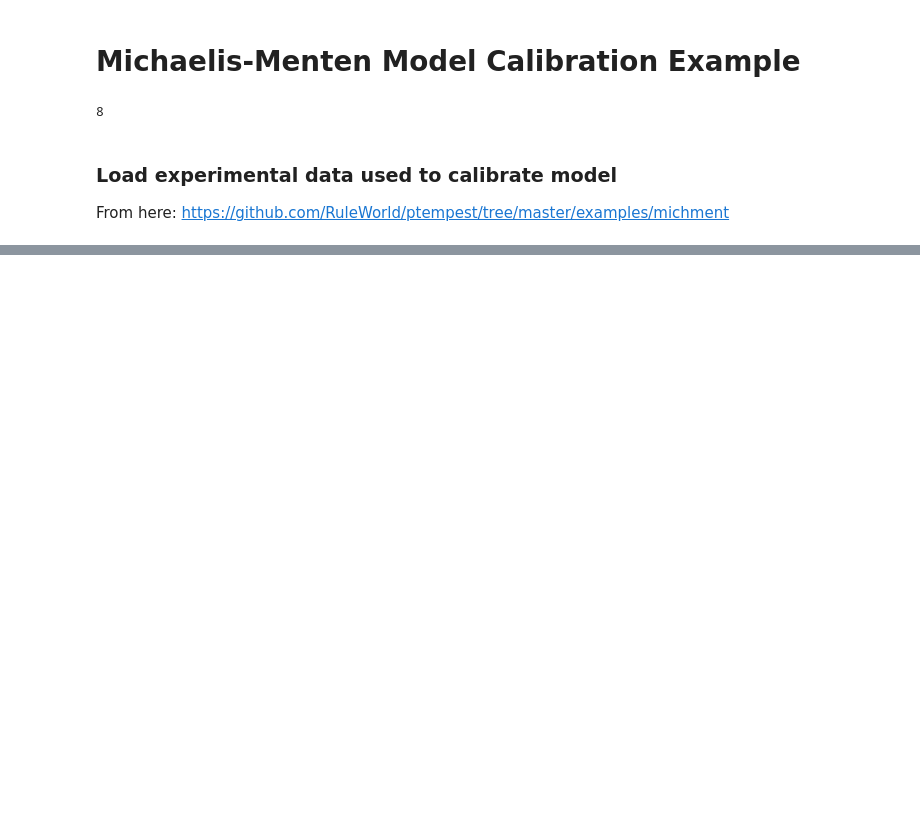
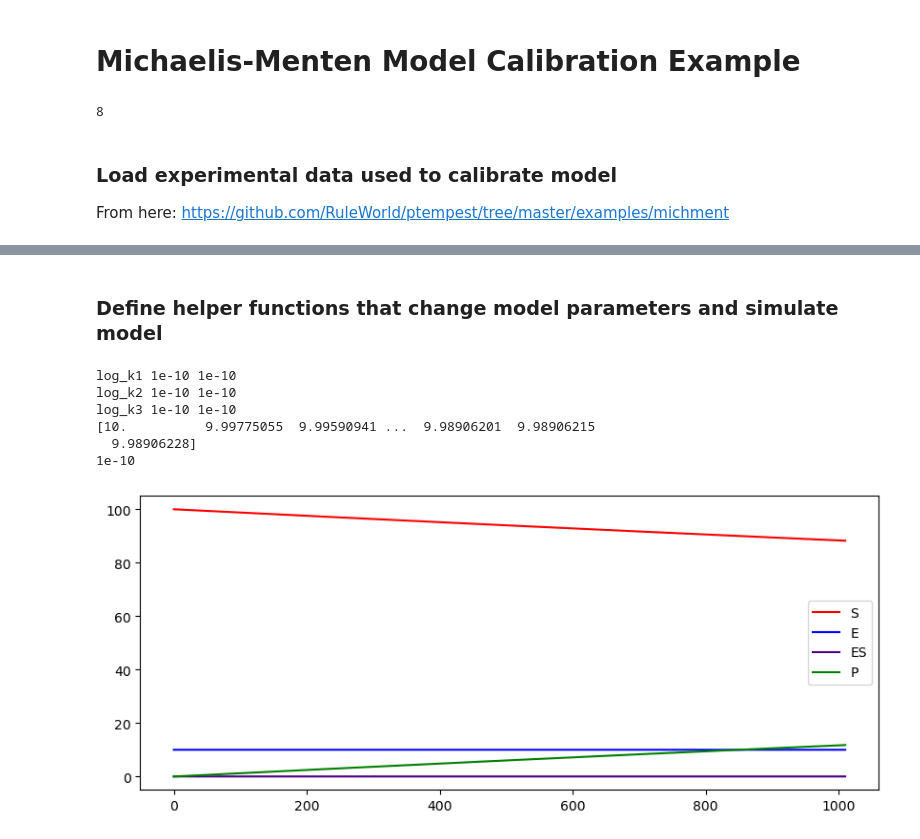
Before and after one commit to LarkinIt/ModelCalibrationExamples, a Jupyter notebook: Michaelis-Menten/mm_example.ipynb, the cells around one changed output, grey strips where cells are left out. Cells and saved outputs as stored; diff of their text form; code cells hidden in the pictures; blank space fills up the shorter version.

```diff
--- a/Michaelis-Menten/mm_example.ipynb
+++ b/Michaelis-Menten/mm_example.ipynb
@@ -2,8 +2,7 @@
 # Michaelis-Menten Model Calibration Example
 # %%
 import numpy as np
-import scipy as sp
-from scipy.integrate import odeint
+import roadrunner
 from scipy import io
 import pandas as pd
 import matplotlib.pyplot as plt
@@ -24,8 +23,12 @@ engine = eng.MultiProcessEngine(n_procs=os.cpu_count())
 
 print(os.cpu_count())
 
+MODEL_SBML_FILE = "model_sbml.xml"
+SPECIES = ["S", "E", "ES", "P"]
+SPECIES_IDs = ["S1", "S2", "S3", "S4"] # how the species ids are saved in the SBML file from the original BNGL model
+SPECIES_COLORS = ["r", "b", "indigo", "g"]
+PARAMS = ["log_k1", "log_k2", "log_k3"]
 
-LOG_PARAM = False
 LOG_ERROR = False
 # %% [output]
 8
@@ -48,0 +61,7 @@ print(init_conds)
+# %%
+rr = roadrunner.RoadRunner(MODEL_SBML_FILE)
+rr.integrator.absolute_tolerance = 5e-10
+rr.integrator.relative_tolerance = 1e-8
+
+#rr["init([S1])"] = float(init_conds[0]) # change initial substrate concentration
+#rr["init([S2])"] = float(init_conds[1]) # change initial enzyme concentration
@@ -48,0 +106,37 @@ print(init_conds)
+# %% [markdown]
+### Define helper functions that change model parameters and simulate model
+# %%
+def change_and_run(new_params):
+    rr.resetAll()
+    #rr["init([S1])"] = float(init_conds[0]) # change initial substrate concentration
+    #rr["init([S2])"] = float(init_conds[1]) # change initial enzyme concentration
+    for name,val in zip(PARAMS, new_params):
+        rr[name] = val
+        print(name, val, rr[name])
+    try:
+        res = rr.simulate(0, 1010, 10100)
+        #print(res)
+    except:
+        res = []
+    return res
+
+# sanity check by setting all parameters to near 0
+traj = change_and_run([10**-10.0, 10**-10.0, 10**-10.0])
+print(traj[:, 2])
+traj_ts = traj[:, 0]
+traj_specs = np.transpose(traj[:, 1:])
+
+
+plt.figure(figsize=(10,4))
+for cur_label, cur_traj, cur_c in zip(SPECIES, traj_specs, SPECIES_COLORS):
+    plt.plot(traj_ts, cur_traj, c=cur_c, label=cur_label)
+plt.legend();
+print(rr['log_k2'])
+# %% [output]
+log_k1 1e-10 1e-10
+log_k2 1e-10 1e-10
+log_k3 1e-10 1e-10
+[10.          9.99775055  9.99590941 ...  9.98906201  9.98906215
+  9.98906228]
+1e-10
+[figure, added]
```
Also changed, not shown: parts of 3 cells of this notebook, 3 other files.
